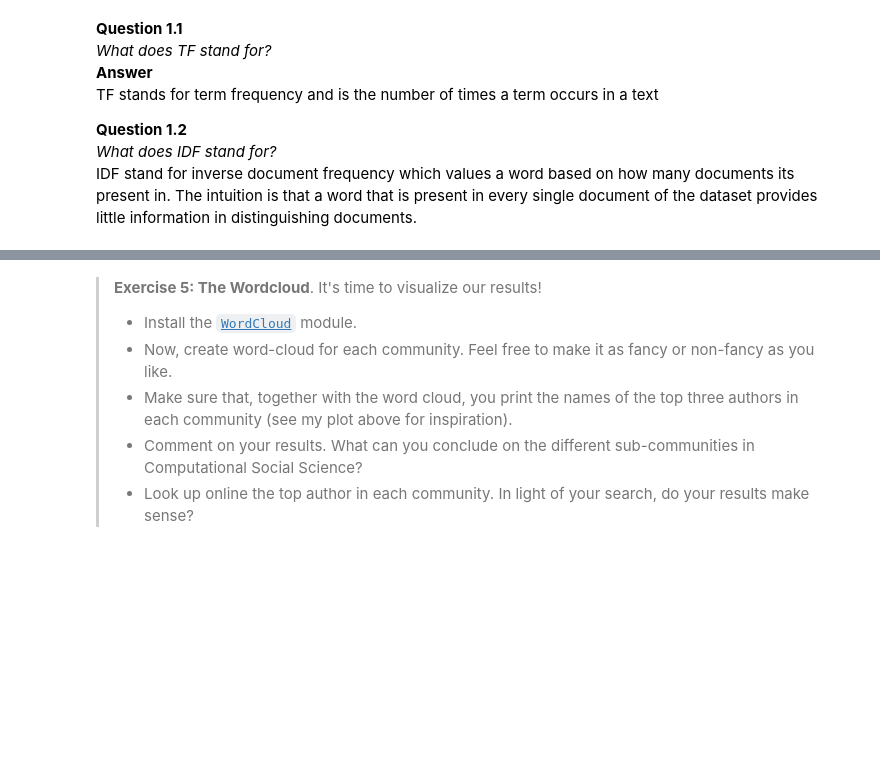
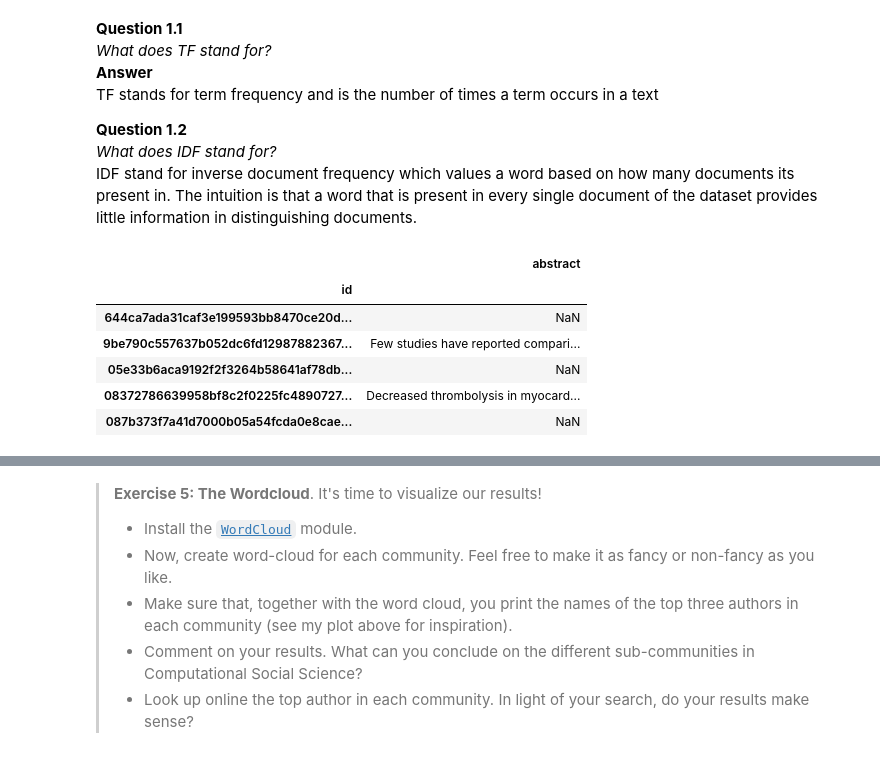
Before and after one commit to RSM-git/assignment2_compsocsci, a Jupyter notebook: Assignment2.ipynb, the cells around one changed output, grey strips where cells are left out. Drawn from its saved outputs; the diff is of its cells as text; code cells hidden in the pictures; blank space fills up the shorter version.

```diff
--- a/Assignment2.ipynb
+++ b/Assignment2.ipynb
@@ -747,0 +762,16 @@ IDF stand for inverse document frequency which values a word based on how many d
+# %%
+abstract_df = pd.read_csv("all_paper_abstracts.csv", index_col="id")
+# %%
+abstract_df = abstract_df[~abstract_df.index.duplicated(keep='first')]
+# %%
+abstract_df = abstract_df.drop(columns=["Unnamed: 0.1", "Unnamed: 0"])
+# %%
+abstract_df.head()
+# %% [output]
+|  | abstract |
+| id |  |
+| 644ca7ada31caf3e199593bb8470ce20d... | NaN |
+| 9be790c557637b052dc6fd12987882367... | Few studies have reported compari... |
+| 05e33b6aca9192f2f3264b58641af78db... | NaN |
+| 08372786639958bf8c2f0225fc4890727... | Decreased thrombolysis in myocard... |
+| 087b373f7a41d7000b05a54fcda0e8cae... | NaN |
```
Also changed, not shown: parts of 13 cells of this notebook.
